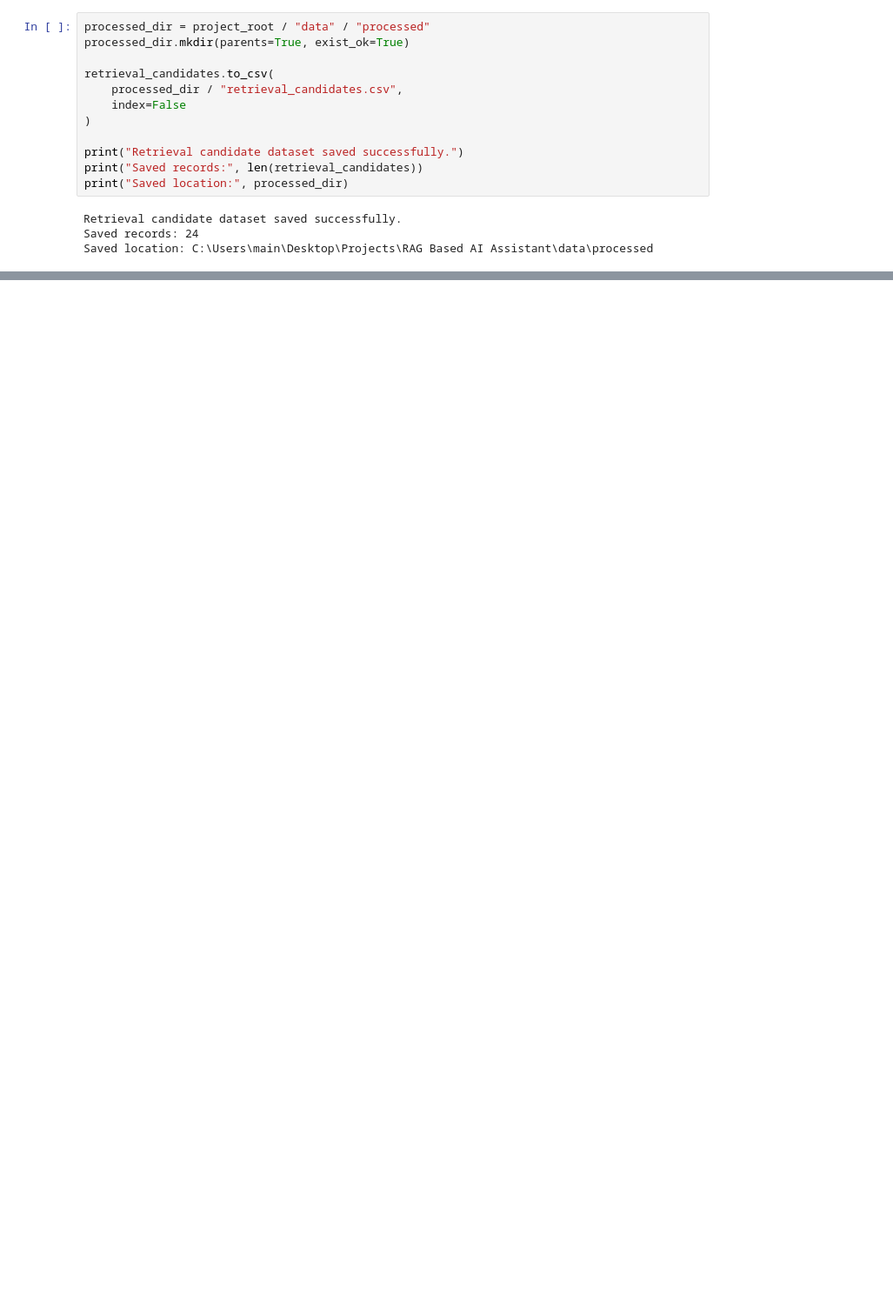
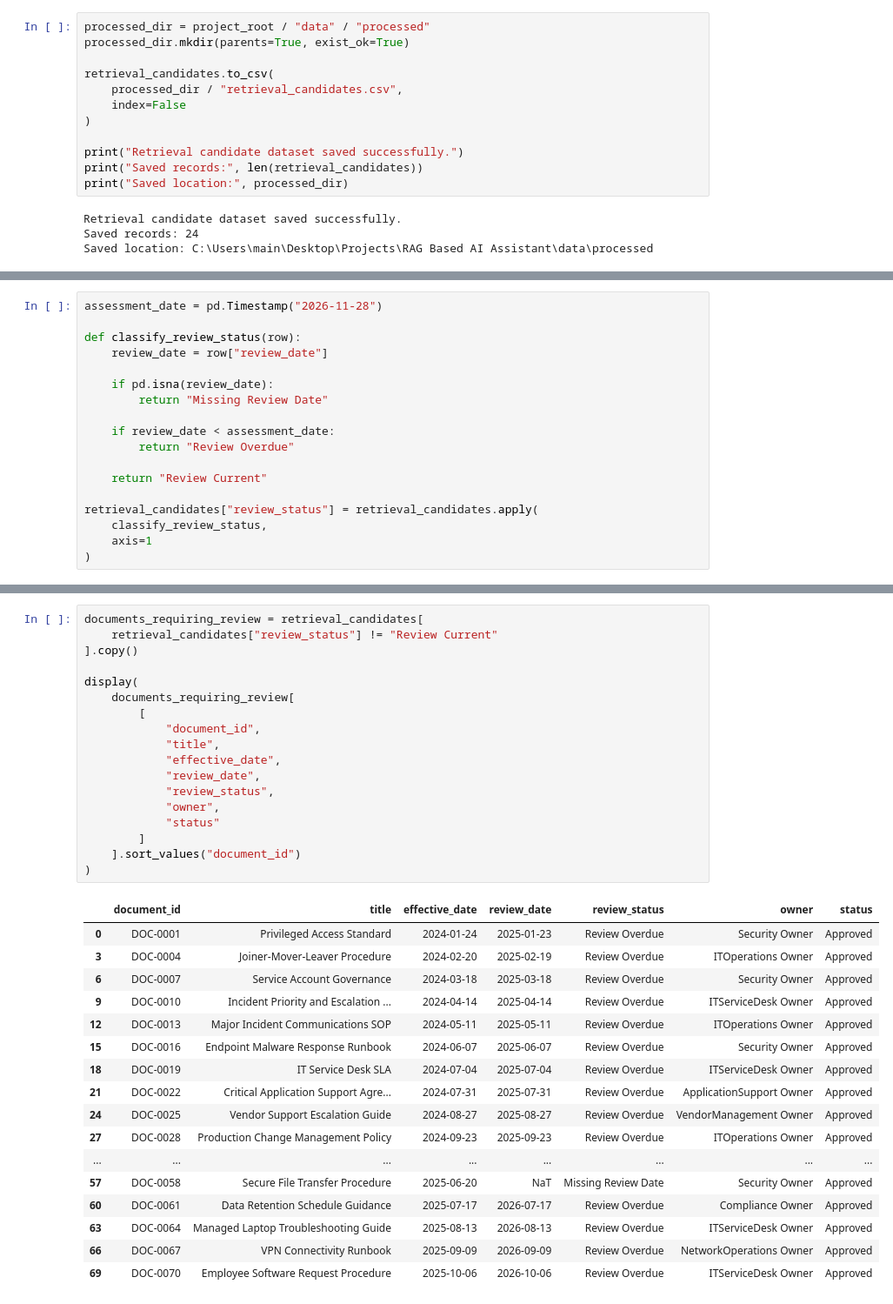
Before and after one commit to anurag-insights/RAG-Based-AI-Document-Assistant-, a Jupyter notebook: notebooks/02_Data_Cleaning.ipynb, the cells around one changed output, grey strips where cells are left out. Shown at 87% size. Cells and saved outputs as stored; diff of their text form; blank space fills up the shorter version.

Commit message:
document review

```diff
--- a/notebooks/02_Data_Cleaning.ipynb
+++ b/notebooks/02_Data_Cleaning.ipynb
@@ -1464,0 +1475,18 @@ Saved location: C:\Users\main\Desktop\Projects\RAG Based AI Assistant\data\proce
+# %%
+assessment_date = pd.Timestamp("2026-11-28")
+
+def classify_review_status(row):
+    review_date = row["review_date"]
+
+    if pd.isna(review_date):
+        return "Missing Review Date"
+
+    if review_date < assessment_date:
+        return "Review Overdue"
+
+    return "Review Current"
+
+retrieval_candidates["review_status"] = retrieval_candidates.apply(
+    classify_review_status,
+    axis=1
+)
@@ -1464,0 +1506,36 @@ Saved location: C:\Users\main\Desktop\Projects\RAG Based AI Assistant\data\proce
+# %%
+documents_requiring_review = retrieval_candidates[
+    retrieval_candidates["review_status"] != "Review Current"
+].copy()
+
+display(
+    documents_requiring_review[
+        [
+            "document_id",
+            "title",
+            "effective_date",
+            "review_date",
+            "review_status",
+            "owner",
+            "status"
+        ]
+    ].sort_values("document_id")
+)
+# %% [output]
+|  | document_id | title | effective_date | review_date | review_status | owner | status |
+| 0 | DOC-0001 | Privileged Access Standard | 2024-01-24 | 2025-01-23 | Review Overdue | Security Owner | Approved |
+| 3 | DOC-0004 | Joiner-Mover-Leaver Procedure | 2024-02-20 | 2025-02-19 | Review Overdue | ITOperations Owner | Approved |
+| 6 | DOC-0007 | Service Account Governance | 2024-03-18 | 2025-03-18 | Review Overdue | Security Owner | Approved |
+| 9 | DOC-0010 | Incident Priority and Escalation ... | 2024-04-14 | 2025-04-14 | Review Overdue | ITServiceDesk Owner | Approved |
+| 12 | DOC-0013 | Major Incident Communications SOP | 2024-05-11 | 2025-05-11 | Review Overdue | ITOperations Owner | Approved |
+| 15 | DOC-0016 | Endpoint Malware Response Runbook | 2024-06-07 | 2025-06-07 | Review Overdue | Security Owner | Approved |
+| 18 | DOC-0019 | IT Service Desk SLA | 2024-07-04 | 2025-07-04 | Review Overdue | ITServiceDesk Owner | Approved |
+| 21 | DOC-0022 | Critical Application Support Agre... | 2024-07-31 | 2025-07-31 | Review Overdue | ApplicationSupport Owner | Approved |
+| 24 | DOC-0025 | Vendor Support Escalation Guide | 2024-08-27 | 2025-08-27 | Review Overdue | VendorManagement Owner | Approved |
+| 27 | DOC-0028 | Production Change Management Policy | 2024-09-23 | 2025-09-23 | Review Overdue | ITOperations Owner | Approved |
+| ... | ... | ... | ... | ... | ... | ... | ... |
+| 57 | DOC-0058 | Secure File Transfer Procedure | 2025-06-20 | NaT | Missing Review Date | Security Owner | Approved |
+| 60 | DOC-0061 | Data Retention Schedule Guidance | 2025-07-17 | 2026-07-17 | Review Overdue | Compliance Owner | Approved |
+| 63 | DOC-0064 | Managed Laptop Troubleshooting Guide | 2025-08-13 | 2026-08-13 | Review Overdue | ITServiceDesk Owner | Approved |
+| 66 | DOC-0067 | VPN Connectivity Runbook | 2025-09-09 | 2026-09-09 | Review Overdue | NetworkOperations Owner | Approved |
+| 69 | DOC-0070 | Employee Software Request Procedure | 2025-10-06 | 2026-10-06 | Review Overdue | ITServiceDesk Owner | Approved |
```
Also changed, not shown: parts of 3 cells of this notebook.
